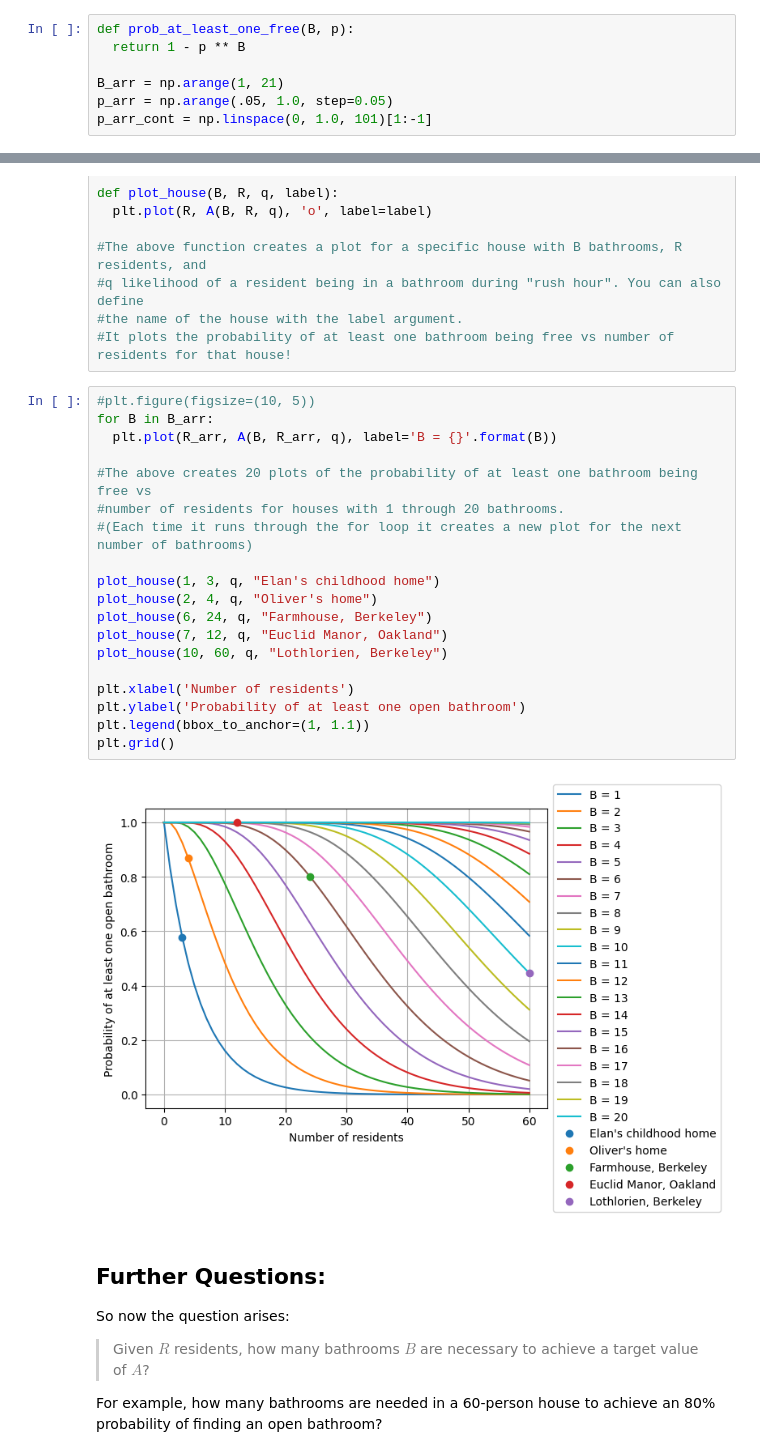
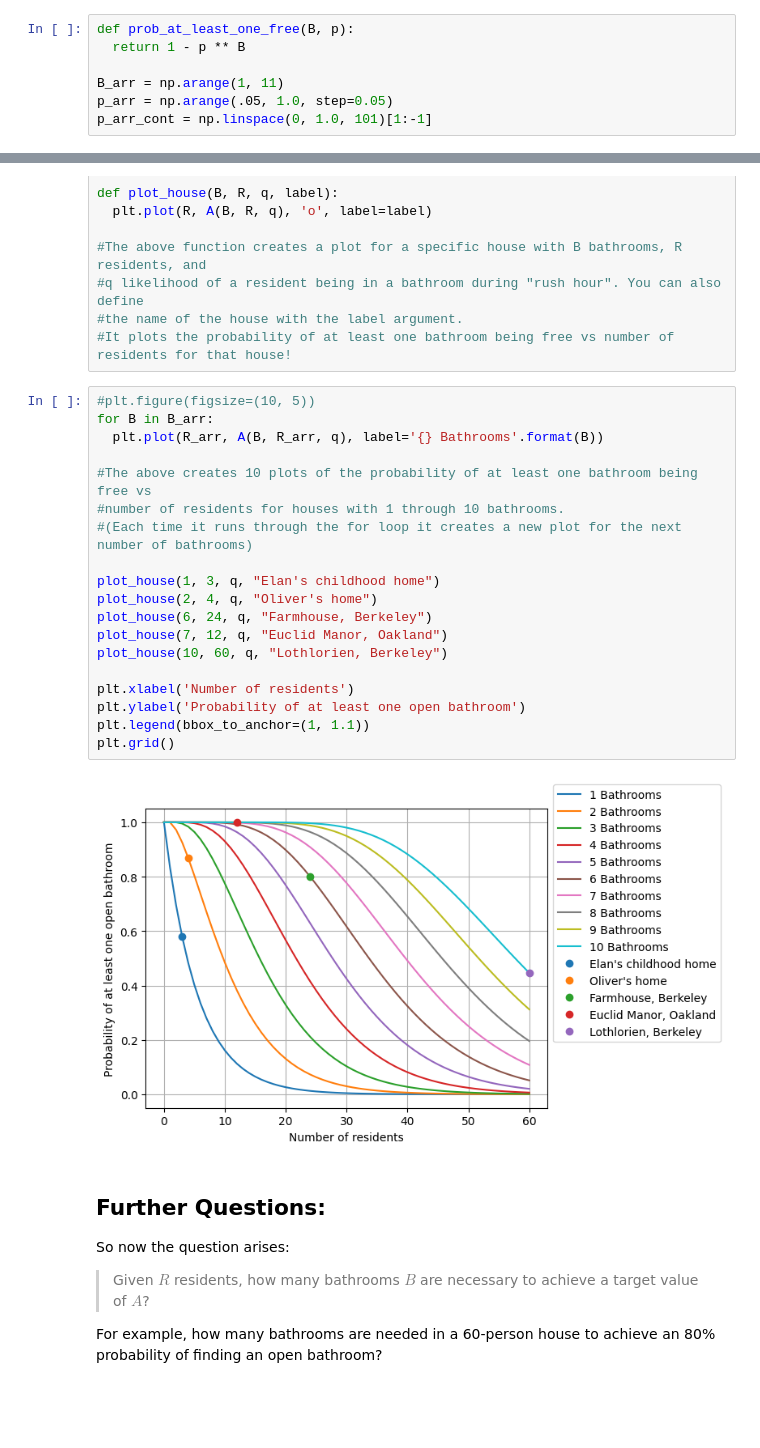
Before and after one commit to elanlavie/CommunalBathrooms, a Jupyter notebook: Bathrooms.ipynb, the cells around one changed output, grey strips where cells are left out. Drawn from its saved outputs; the diff is of its cells as text; blank space fills up the shorter version.

```diff
--- a/Bathrooms.ipynb
+++ b/Bathrooms.ipynb
@@ -52,7 +52,7 @@ So the sum of all the probabilities is 100%, which is good.
 def prob_at_least_one_free(B, p):
   return 1 - p ** B
 
-B_arr = np.arange(1, 21)
+B_arr = np.arange(1, 11)
 p_arr = np.arange(.05, 1.0, step=0.05)
 p_arr_cont = np.linspace(0, 1.0, 101)[1:-1]
 # %%
@@ -140,24 +139,24 @@ def plot_house(B, R, q, label):
 # %%
 #plt.figure(figsize=(10, 5))
 for B in B_arr:
-  plt.plot(R_arr, A(B, R_arr, q), label='B = {}'.format(B))
+  plt.plot(R_arr, A(B, R_arr, q), label='{} Bathrooms'.format(B))
 
-#The above creates 20 plots of the probability of at least one bathroom being free vs
-#number of residents for houses with 1 through 20 bathrooms.
+#The above creates 10 plots of the probability of at least one bathroom being free vs
+#number of residents for houses with 1 through 10 bathrooms.
 #(Each time it runs through the for loop it creates a new plot for the next number of bathrooms)
 
 plot_house(1, 3, q, "Elan's childhood home")
 plot_house(2, 4, q, "Oliver's home")
 plot_house(6, 24, q, "Farmhouse, Berkeley")
 plot_house(7, 12, q, "Euclid Manor, Oakland")
 plot_house(10, 60, q, "Lothlorien, Berkeley")
 
 plt.xlabel('Number of residents')
 plt.ylabel('Probability of at least one open bathroom')
 plt.legend(bbox_to_anchor=(1, 1.1))
 plt.grid()
 # %% [output]
-[figure, old version]
+[figure, new version]
 # %% [markdown]
 ## Further Questions:
 
```
Also changed, not shown: parts of 2 cells of this notebook.
